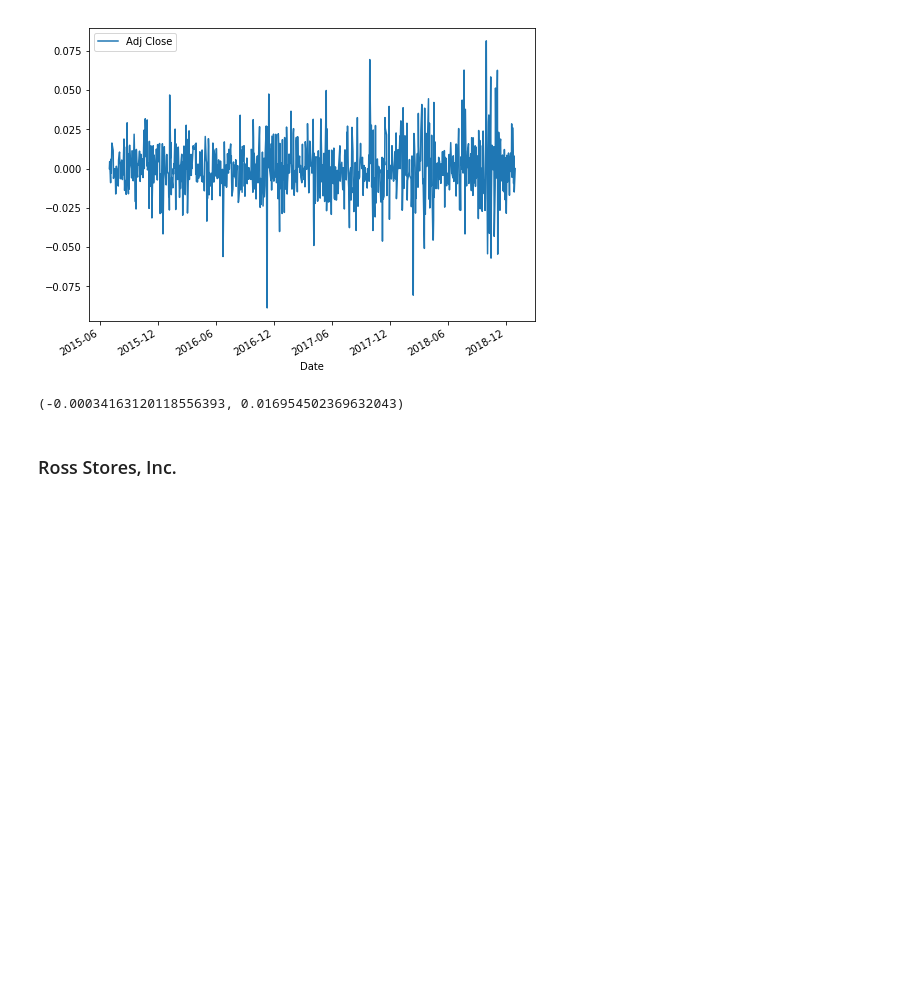
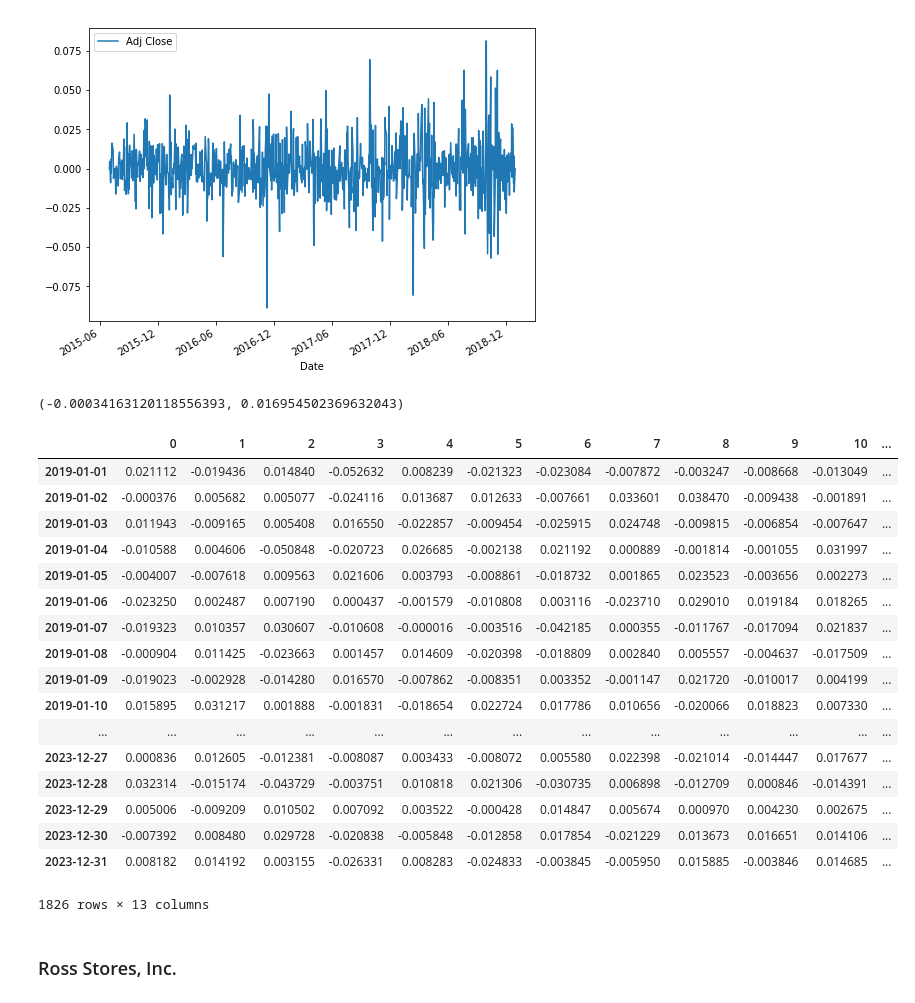
Before and after one commit to Miriam1999/Proyecto, a Jupyter notebook: Proyecto.ipynb, the cells around one changed output. Drawn from its saved outputs; the diff is of its cells as text; code cells hidden in the pictures; blank space fills up the shorter version.

```diff
--- a/Proyecto.ipynb
+++ b/Proyecto.ipynb
@@ -154,6 +229,31 @@ sigma=daily_returns.std().values[0]
 mu,sigma
 # %% [output]
 (-0.00034163120118556393, 0.016954502369632043)
+# %%
+ndays=1826
+ntraj=13
+start_date="2019-01-01"
+simret=daily_ret_sim(mu,sigma,ndays,ntraj,start_date)
+simret
+# %% [output]
+|  | 0 | 1 | 2 | 3 | 4 | 5 | 6 | 7 | 8 | 9 | 10 | ... |
+| 2019-01-01 | 0.021112 | -0.019436 | 0.014840 | -0.052632 | 0.008239 | -0.021323 | -0.023084 | -0.007872 | -0.003247 | -0.008668 | -0.013049 | ... |
+| 2019-01-02 | -0.000376 | 0.005682 | 0.005077 | -0.024116 | 0.013687 | 0.012633 | -0.007661 | 0.033601 | 0.038470 | -0.009438 | -0.001891 | ... |
+| 2019-01-03 | 0.011943 | -0.009165 | 0.005408 | 0.016550 | -0.022857 | -0.009454 | -0.025915 | 0.024748 | -0.009815 | -0.006854 | -0.007647 | ... |
+| 2019-01-04 | -0.010588 | 0.004606 | -0.050848 | -0.020723 | 0.026685 | -0.002138 | 0.021192 | 0.000889 | -0.001814 | -0.001055 | 0.031997 | ... |
+| 2019-01-05 | -0.004007 | -0.007618 | 0.009563 | 0.021606 | 0.003793 | -0.008861 | -0.018732 | 0.001865 | 0.023523 | -0.003656 | 0.002273 | ... |
+| 2019-01-06 | -0.023250 | 0.002487 | 0.007190 | 0.000437 | -0.001579 | -0.010808 | 0.003116 | -0.023710 | 0.029010 | 0.019184 | 0.018265 | ... |
+| 2019-01-07 | -0.019323 | 0.010357 | 0.030607 | -0.010608 | -0.000016 | -0.003516 | -0.042185 | 0.000355 | -0.011767 | -0.017094 | 0.021837 | ... |
+| 2019-01-08 | -0.000904 | 0.011425 | -0.023663 | 0.001457 | 0.014609 | -0.020398 | -0.018809 | 0.002840 | 0.005557 | -0.004637 | -0.017509 | ... |
+| 2019-01-09 | -0.019023 | -0.002928 | -0.014280 | 0.016570 | -0.007862 | -0.008351 | 0.003352 | -0.001147 | 0.021720 | -0.010017 | 0.004199 | ... |
+| 2019-01-10 | 0.015895 | 0.031217 | 0.001888 | -0.001831 | -0.018654 | 0.022724 | 0.017786 | 0.010656 | -0.020066 | 0.018823 | 0.007330 | ... |
+| ... | ... | ... | ... | ... | ... | ... | ... | ... | ... | ... | ... | ... |
+| 2023-12-27 | 0.000836 | 0.012605 | -0.012381 | -0.008087 | 0.003433 | -0.008072 | 0.005580 | 0.022398 | -0.021014 | -0.014447 | 0.017677 | ... |
+| 2023-12-28 | 0.032314 | -0.015174 | -0.043729 | -0.003751 | 0.010818 | 0.021306 | -0.030735 | 0.006898 | -0.012709 | 0.000846 | -0.014391 | ... |
+| 2023-12-29 | 0.005006 | -0.009209 | 0.010502 | 0.007092 | 0.003522 | -0.000428 | 0.014847 | 0.005674 | 0.000970 | 0.004230 | 0.002675 | ... |
+| 2023-12-30 | -0.007392 | 0.008480 | 0.029728 | -0.020838 | -0.005848 | -0.012858 | 0.017854 | -0.021229 | 0.013673 | 0.016651 | 0.014106 | ... |
+| 2023-12-31 | 0.008182 | 0.014192 | 0.003155 | -0.026331 | 0.008283 | -0.024833 | -0.003845 | -0.005950 | 0.015885 | -0.003846 | 0.014685 | ... |
+1826 rows × 13 columns
 # %% [markdown]
 ### Ross Stores, Inc.
 # %%
```
Also changed, not shown: parts of 9 cells of this notebook.
